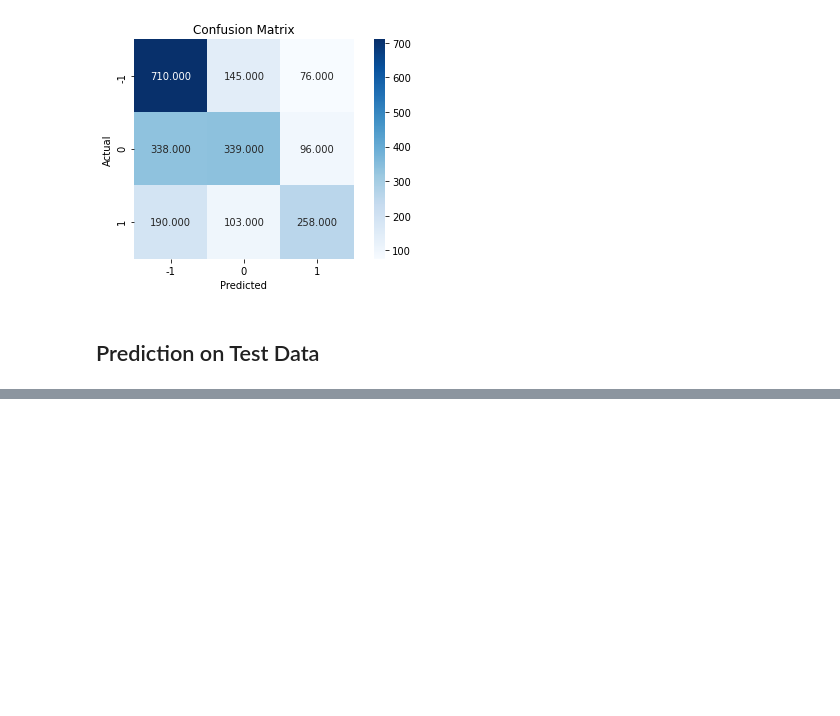
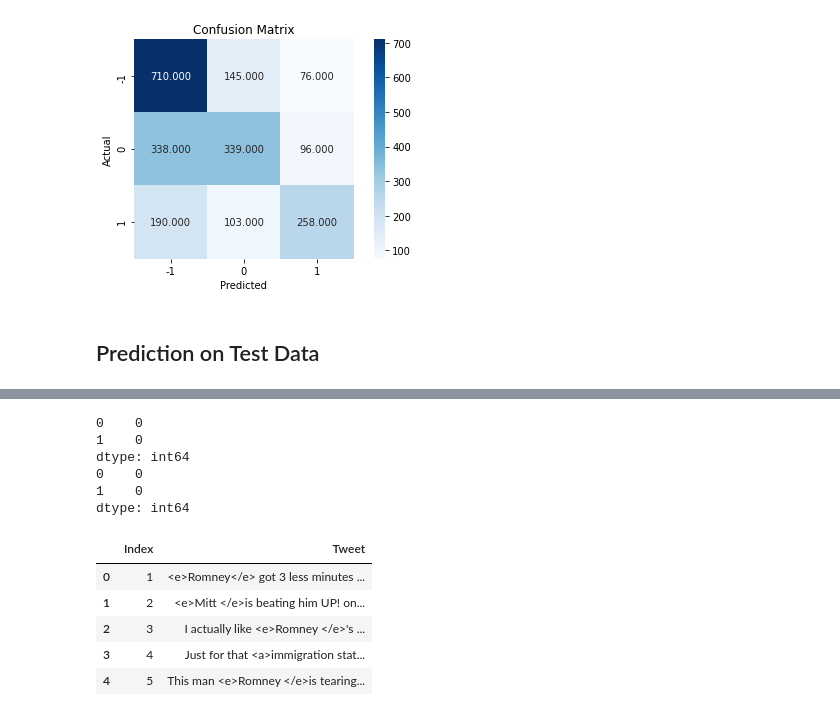
Before and after one commit to chiehhsi/Tweets_Sentiment_Analysis, a Jupyter notebook: Tweets_sentiment_analysis.ipynb, the cells around one changed output, grey strips where cells are left out. Saved outputs shown, nothing was run; the diff lists cells and outputs as text; code cells hidden in the pictures; blank space fills up the shorter version.

```diff
--- a/Tweets_sentiment_analysis.ipynb
+++ b/Tweets_sentiment_analysis.ipynb
@@ -1211,0 +1101,6 @@ weighted avg       0.62      0.58      0.59      2255
+# %%
+# Preprocess Test Dataset
+# Load dataset from .csv
+
+xls_oba = pd.read_excel('final-testData-no-label-Obama-tweets.xlsx', index_col=None, header=None)
+xls_rom = pd.read_excel('final-testData-no-label-Romney-tweets.xlsx', index_col=None, header=None)
@@ -1211,0 +1131,20 @@ weighted avg       0.62      0.58      0.59      2255
+# %%
+print(xls_oba.isnull().sum())
+xls_oba = xls_oba.rename(columns = {1:'Tweet', 0: 'Index'})
+xls_oba.head()
+print(xls_rom.isnull().sum())
+xls_rom = xls_rom.rename(columns = {1:'Tweet', 0: 'Index'})
+xls_rom.head()
+# %% [output]
+0    0
+1    0
+dtype: int64
+0    0
+1    0
+dtype: int64
+|  | Index | Tweet |
+| 0 | 1 | <e>Romney</e> got 3 less minutes ... |
+| 1 | 2 | <e>Mitt </e>is beating him UP! on... |
+| 2 | 3 | I actually like <e>Romney </e>'s ... |
+| 3 | 4 | Just for that <a>immigration stat... |
+| 4 | 5 | This man <e>Romney </e>is tearing... |
```
Also changed, not shown: parts of 23 cells of this notebook, 2 other files.
